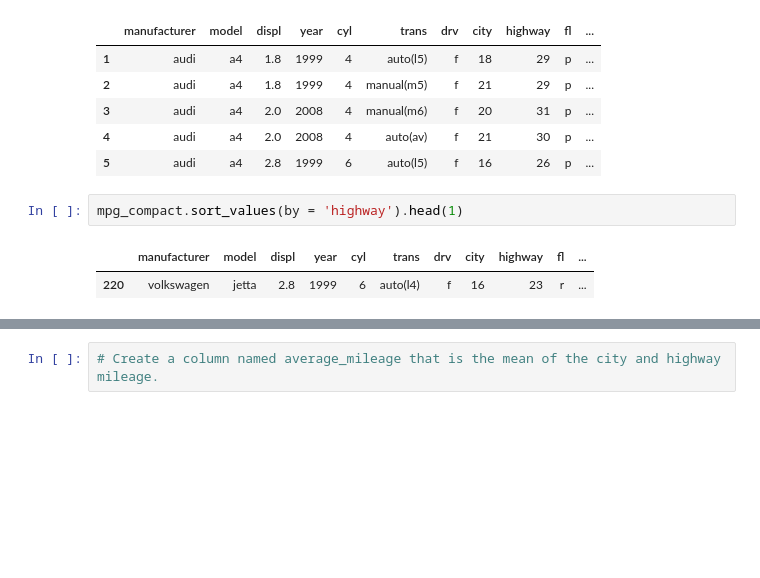
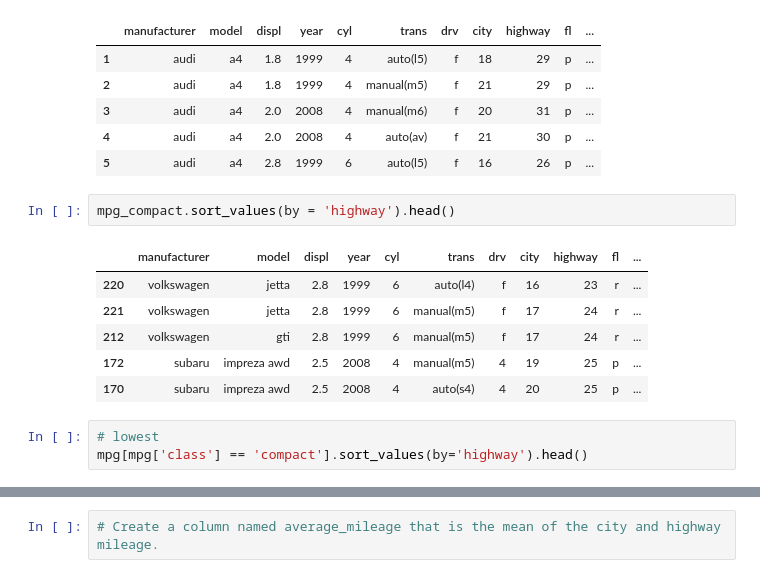
Before and after one commit to Chenchen070/numpy-pandas-visualization-exercises, a Jupyter notebook: dataframes.ipynb, the cells around one changed output, grey strips where cells are left out. Drawn from its saved outputs; the diff is of its cells as text; blank space fills up the shorter version.

```diff
--- a/dataframes.ipynb
+++ b/dataframes.ipynb
@@ -292,7 +303,14 @@ mpg_compact.head()
 | 4 | audi | a4 | 2.0 | 2008 | 4 | auto(av) | f | 21 | 30 | p | ... |
 | 5 | audi | a4 | 2.8 | 1999 | 6 | auto(l5) | f | 16 | 26 | p | ... |
 # %%
-mpg_compact.sort_values(by = 'highway').head(1)
+mpg_compact.sort_values(by = 'highway').head()
 # %% [output]
 |  | manufacturer | model | displ | year | cyl | trans | drv | city | highway | fl | ... |
 | 220 | volkswagen | jetta | 2.8 | 1999 | 6 | auto(l4) | f | 16 | 23 | r | ... |
+| 221 | volkswagen | jetta | 2.8 | 1999 | 6 | manual(m5) | f | 17 | 24 | r | ... |
+| 212 | volkswagen | gti | 2.8 | 1999 | 6 | manual(m5) | f | 17 | 24 | r | ... |
+| 172 | subaru | impreza awd | 2.5 | 2008 | 4 | manual(m5) | 4 | 19 | 25 | p | ... |
+| 170 | subaru | impreza awd | 2.5 | 2008 | 4 | auto(s4) | 4 | 20 | 25 | p | ... |
+# %%
+# lowest
+mpg[mpg['class'] == 'compact'].sort_values(by='highway').head()
```
Also changed, not shown: parts of 11 cells of this notebook.
